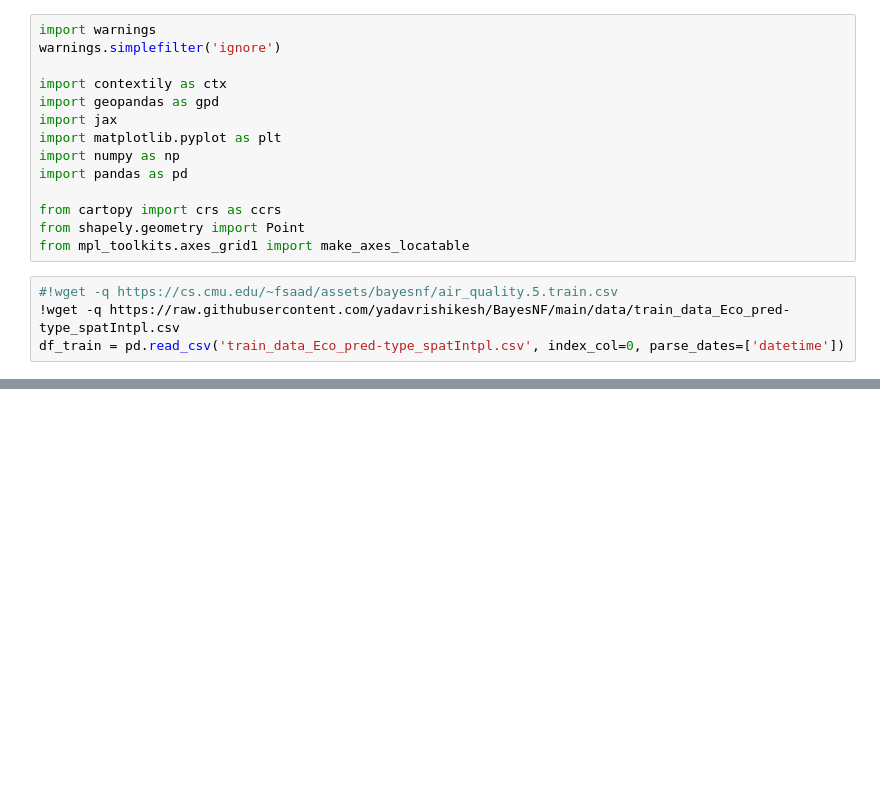
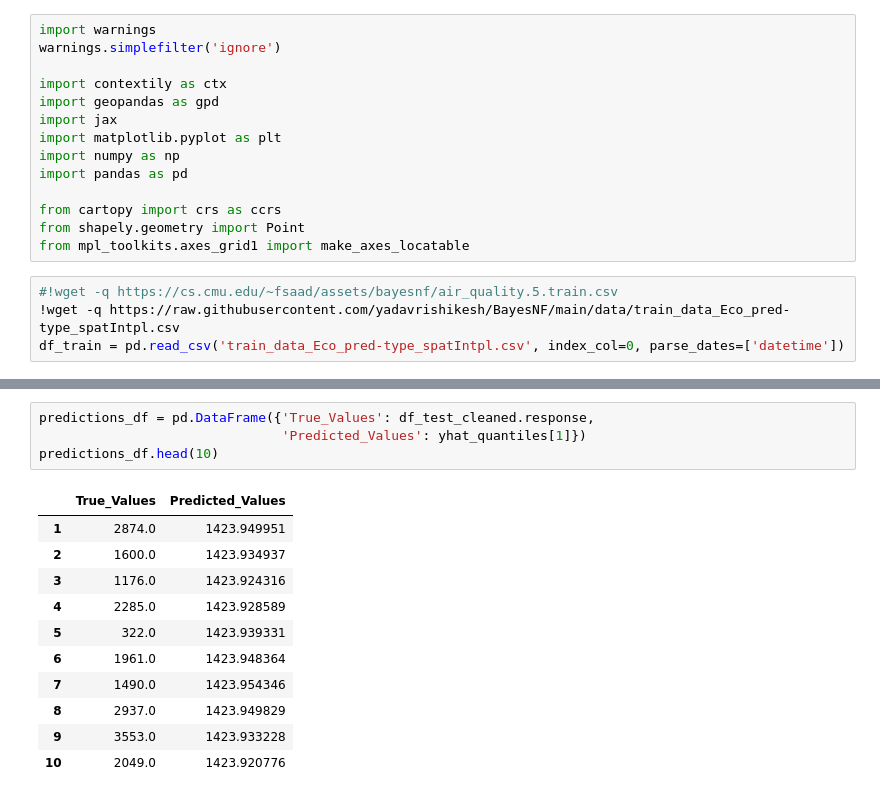
Before and after one commit to yadavrishikesh/BayesNF, a Jupyter notebook: BayesNF_on_EcoCounter_bike.ipynb, the cells around one changed output, grey strips where cells are left out. Drawn from its saved outputs; the diff is of its cells as text; blank space fills up the shorter version.

```diff
--- a/BayesNF_on_EcoCounter_bike.ipynb
+++ b/BayesNF_on_EcoCounter_bike.ipynb
@@ -63,0 +146,16 @@ model = model.fit(
+# %%
+predictions_df = pd.DataFrame({'True_Values': df_test_cleaned.response,
+                               'Predicted_Values': yhat_quantiles[1]})
+predictions_df.head(10)
+# %% [output]
+|  | True_Values | Predicted_Values |
+| 1 | 2874.0 | 1423.949951 |
+| 2 | 1600.0 | 1423.934937 |
+| 3 | 1176.0 | 1423.924316 |
+| 4 | 2285.0 | 1423.928589 |
+| 5 | 322.0 | 1423.939331 |
+| 6 | 1961.0 | 1423.948364 |
+| 7 | 1490.0 | 1423.954346 |
+| 8 | 2937.0 | 1423.949829 |
+| 9 | 3553.0 | 1423.933228 |
+| 10 | 2049.0 | 1423.920776 |
```
Also changed, not shown: parts of 10 cells of this notebook.
